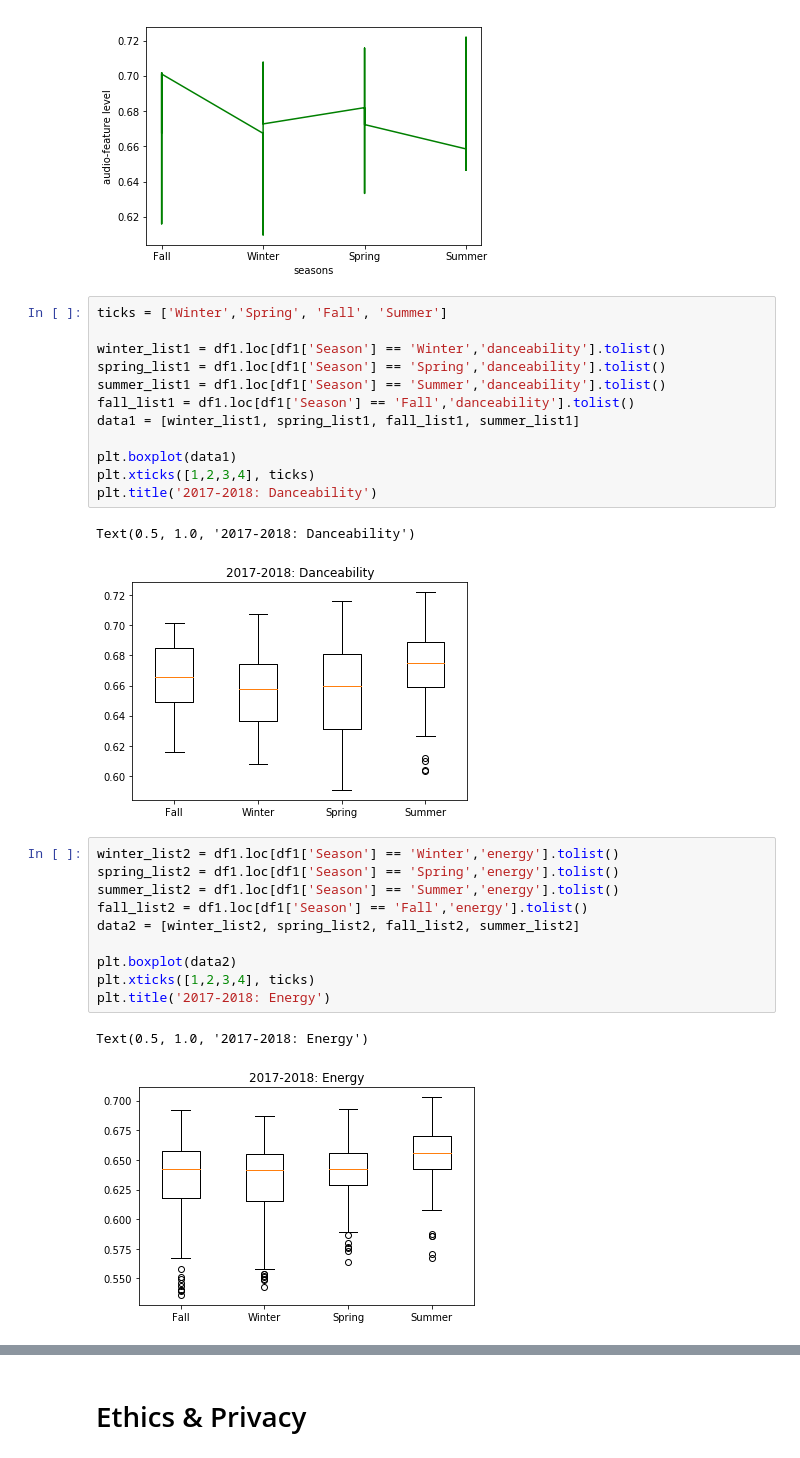
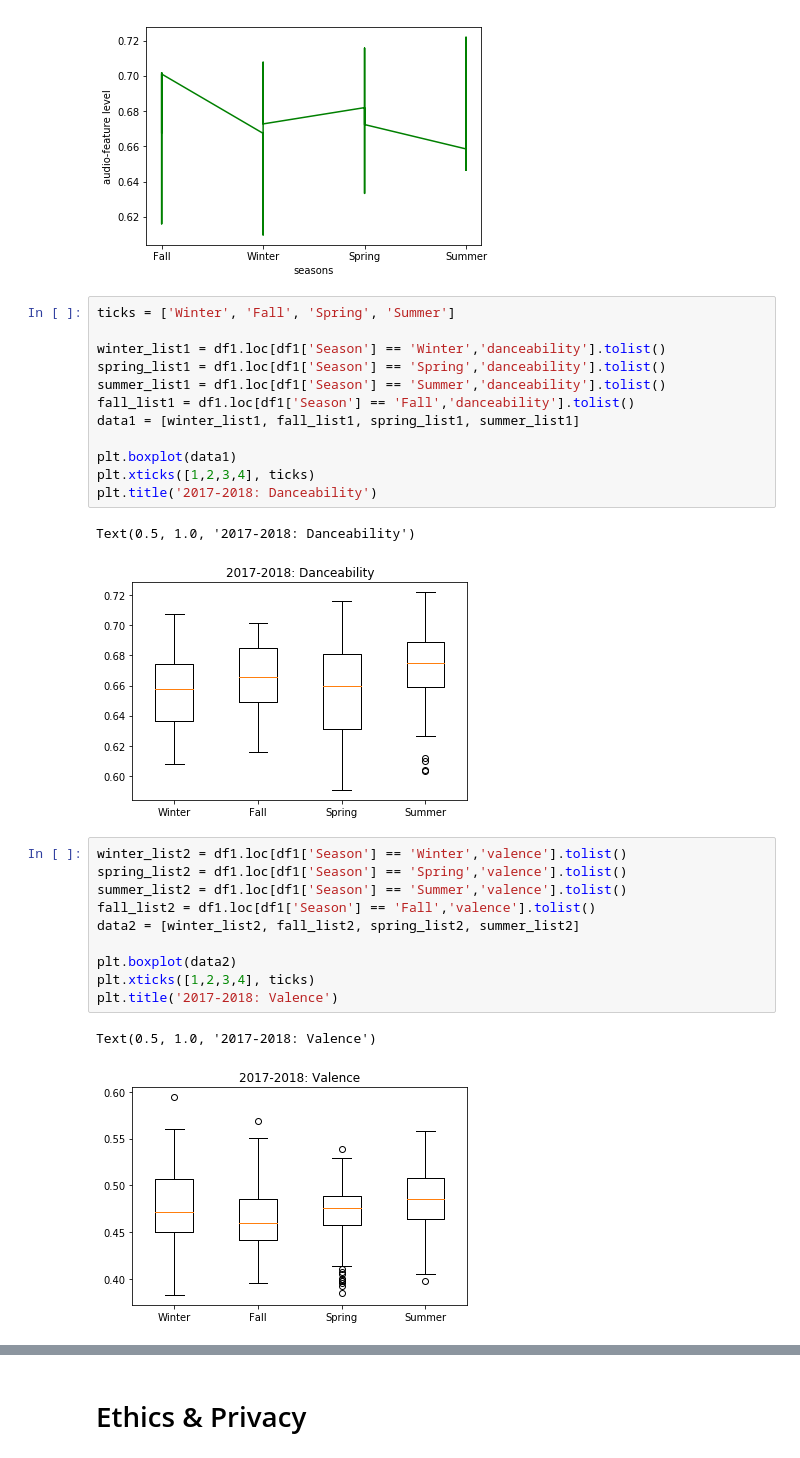
Before and after one commit to ajt025/Moodsic, a Jupyter notebook: FinalProject.ipynb, the cells around one changed output, grey strips where cells are left out. Drawn from its saved outputs; the diff is of its cells as text.

```diff
--- a/FinalProject.ipynb
+++ b/FinalProject.ipynb
@@ -220,30 +241,30 @@ plt.plot(seasons, danceability,color='green')
 [<matplotlib.lines.Line2D at 0x...>]
 [figure]
 # %%
-ticks = ['Winter','Spring', 'Fall', 'Summer']
+ticks = ['Winter', 'Fall', 'Spring', 'Summer']
 
 winter_list1 = df1.loc[df1['Season'] == 'Winter','danceability'].tolist()
 spring_list1 = df1.loc[df1['Season'] == 'Spring','danceability'].tolist()
 summer_list1 = df1.loc[df1['Season'] == 'Summer','danceability'].tolist()
 fall_list1 = df1.loc[df1['Season'] == 'Fall','danceability'].tolist()
-data1 = [winter_list1, spring_list1, fall_list1, summer_list1]
+data1 = [winter_list1, fall_list1, spring_list1, summer_list1]
 
 plt.boxplot(data1)
 plt.xticks([1,2,3,4], ticks)
 plt.title('2017-2018: Danceability')
 # %% [output]
 Text(0.5, 1.0, '2017-2018: Danceability')
-[figure, old version]
+[figure, new version]
 # %%
-winter_list2 = df1.loc[df1['Season'] == 'Winter','energy'].tolist()
-spring_list2 = df1.loc[df1['Season'] == 'Spring','energy'].tolist()
-summer_list2 = df1.loc[df1['Season'] == 'Summer','energy'].tolist()
-fall_list2 = df1.loc[df1['Season'] == 'Fall','energy'].tolist()
-data2 = [winter_list2, spring_list2, fall_list2, summer_list2]
+winter_list2 = df1.loc[df1['Season'] == 'Winter','valence'].tolist()
+spring_list2 = df1.loc[df1['Season'] == 'Spring','valence'].tolist()
+summer_list2 = df1.loc[df1['Season'] == 'Summer','valence'].tolist()
+fall_list2 = df1.loc[df1['Season'] == 'Fall','valence'].tolist()
+data2 = [winter_list2, fall_list2, spring_list2, summer_list2]
 
 plt.boxplot(data2)
 plt.xticks([1,2,3,4], ticks)
-plt.title('2017-2018: Energy')
+plt.title('2017-2018: Valence')
 # %% [output]
-Text(0.5, 1.0, '2017-2018: Energy')
+Text(0.5, 1.0, '2017-2018: Valence')
-[figure, old version]
+[figure, new version]
```
Also changed, not shown: parts of 3 cells of this notebook.
